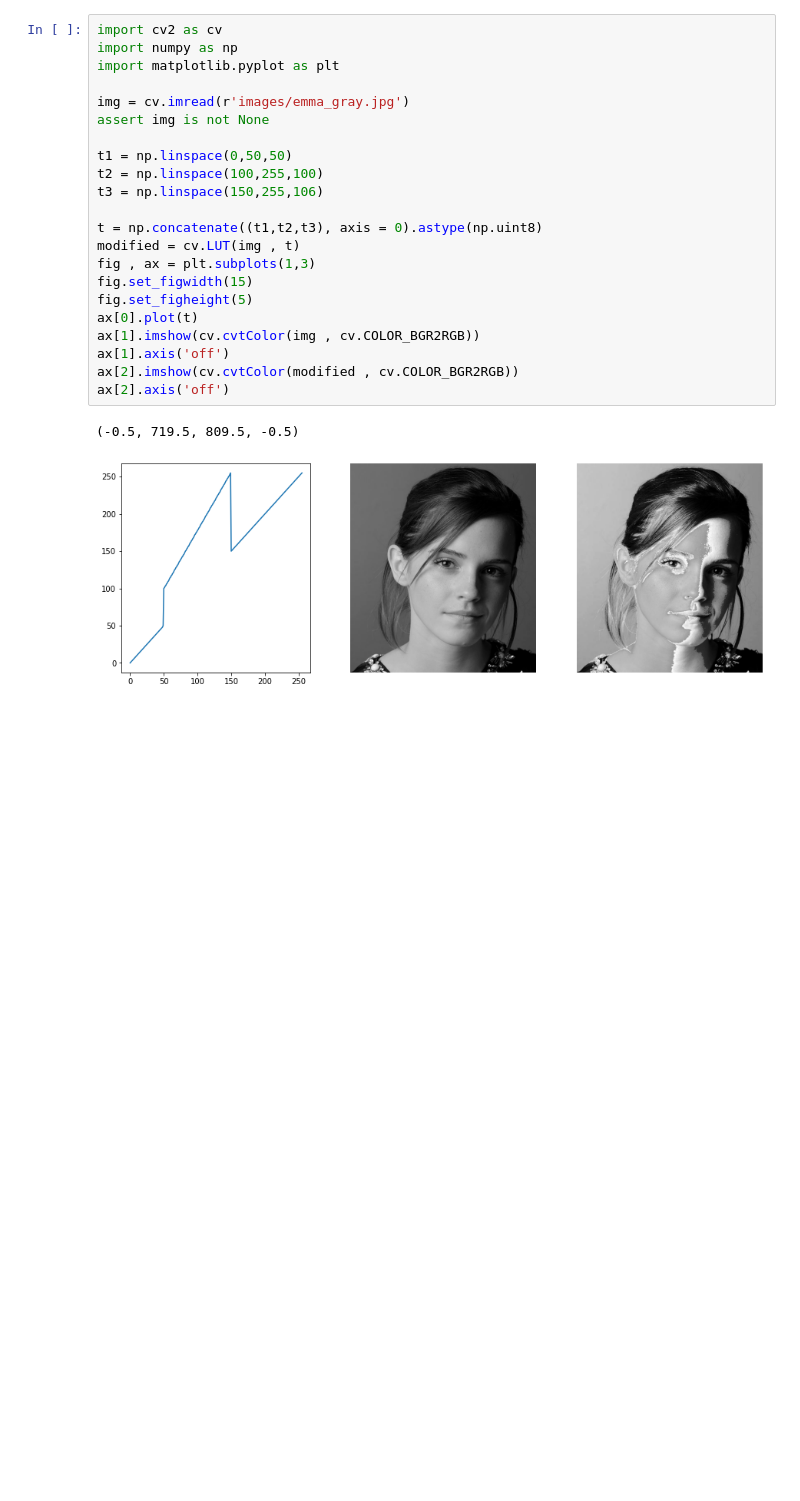
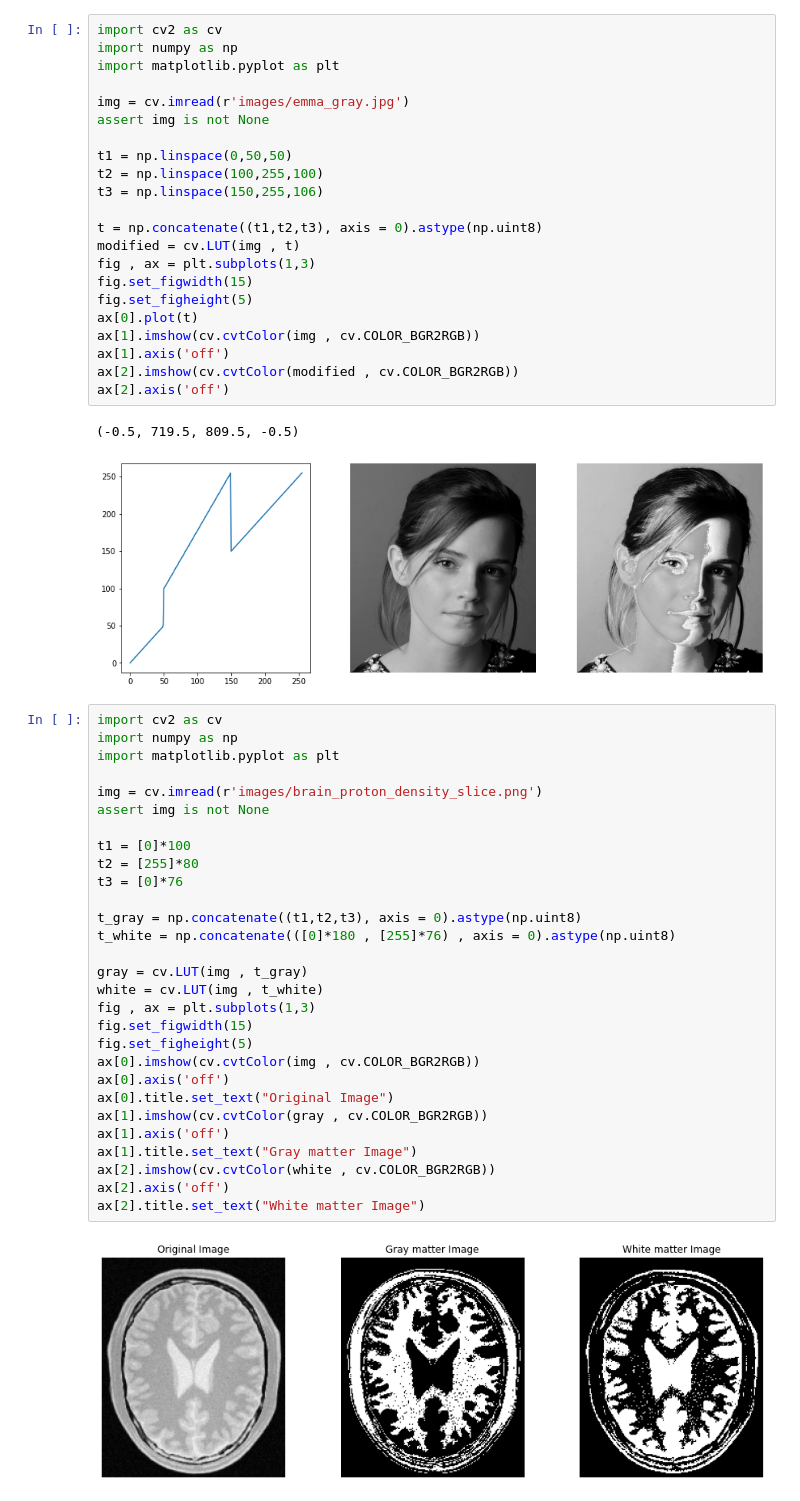
Before and after one commit to CSL9969/EN2550_Image_Processing, a Jupyter notebook: assignment1.ipynb, the cells around one changed output. Drawn from its saved outputs; the diff is of its cells as text; blank space fills up the shorter version.

```diff
--- a/assignment1.ipynb
+++ b/assignment1.ipynb
@@ -23,3 +23,34 @@ ax[2].axis('off')
 # %% [output]
 (-0.5, 719.5, 809.5, -0.5)
 [figure]
+# %%
+import cv2 as cv
+import numpy as np
+import matplotlib.pyplot as plt
+
+img = cv.imread(r'images/brain_proton_density_slice.png')
+assert img is not None
+
+t1 = [0]*100
+t2 = [255]*80
+t3 = [0]*76
+
+t_gray = np.concatenate((t1,t2,t3), axis = 0).astype(np.uint8)
+t_white = np.concatenate(([0]*180 , [255]*76) , axis = 0).astype(np.uint8)
+
+gray = cv.LUT(img , t_gray)
+white = cv.LUT(img , t_white)
+fig , ax = plt.subplots(1,3)
+fig.set_figwidth(15)
+fig.set_figheight(5)
+ax[0].imshow(cv.cvtColor(img , cv.COLOR_BGR2RGB))
+ax[0].axis('off')
+ax[0].title.set_text("Original Image")
+ax[1].imshow(cv.cvtColor(gray , cv.COLOR_BGR2RGB))
+ax[1].axis('off')
+ax[1].title.set_text("Gray matter Image")
+ax[2].imshow(cv.cvtColor(white , cv.COLOR_BGR2RGB))
+ax[2].axis('off')
+ax[2].title.set_text("White matter Image")
+# %% [output]
+[figure, added]
```
